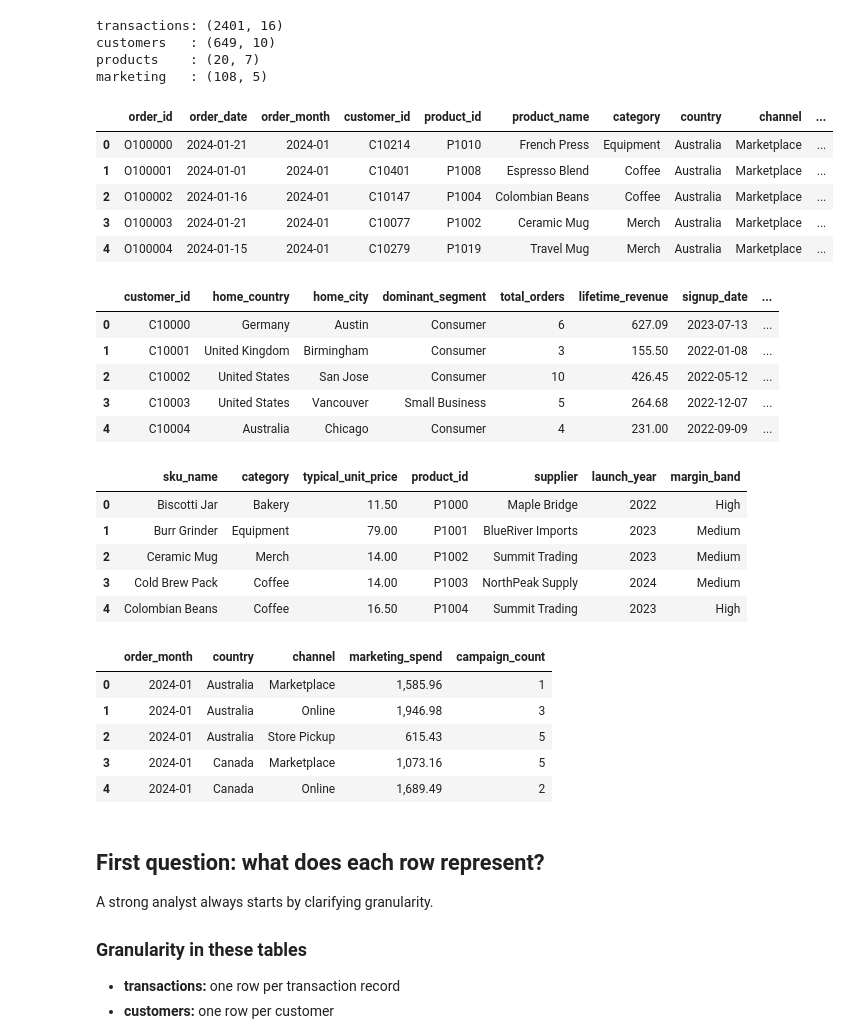
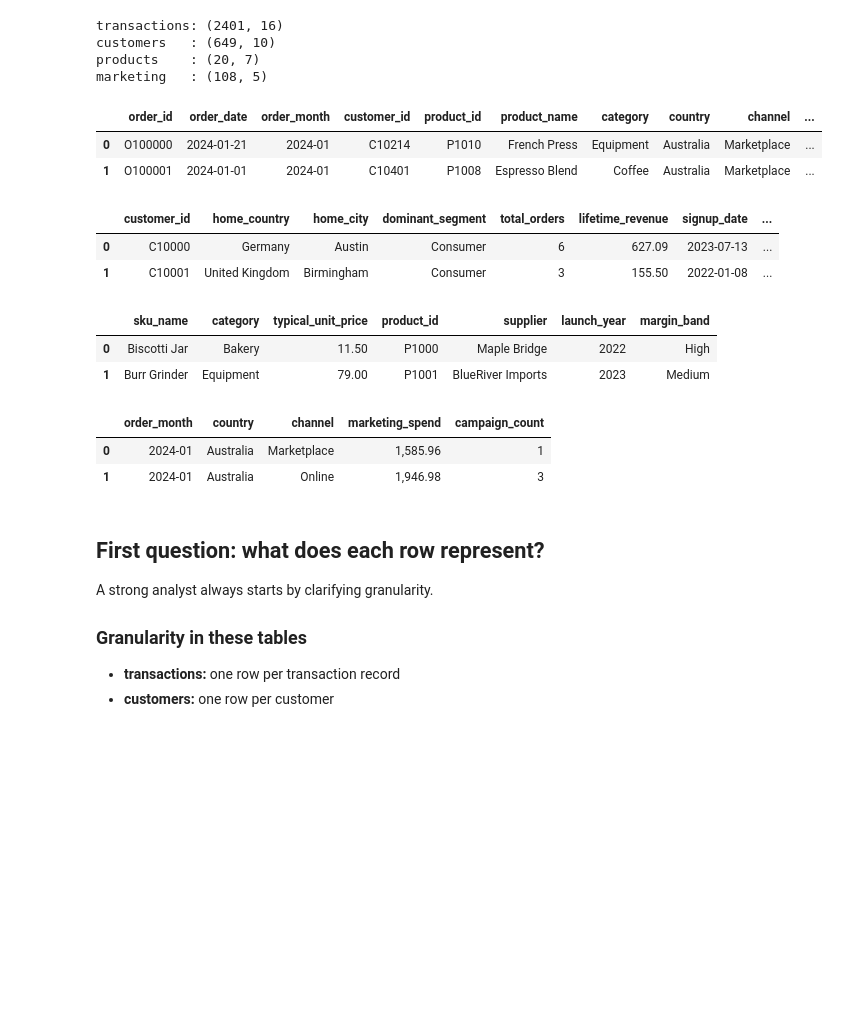
Before and after one commit to luhaibingster/data-science-python, a Jupyter notebook: week1/Pandas_part3.ipynb, the cells around one changed output. Saved outputs shown, nothing was run; the diff lists cells and outputs as text; code cells hidden in the pictures; blank space fills up the shorter version.

```diff
--- a/week1/Pandas_part3.ipynb
+++ b/week1/Pandas_part3.ipynb
@@ -103,41 +103,29 @@ customers   : (649, 10)
 products    : (20, 7)
 marketing   : (108, 5)
 # %%
-transactions.head()
+transactions.head(2)
 # %% [output]
 |  | order_id | order_date | order_month | customer_id | product_id | product_name | category | country | channel | ... |
 | 0 | O100000 | 2024-01-21 | 2024-01 | C10214 | P1010 | French Press | Equipment | Australia | Marketplace | ... |
 | 1 | O100001 | 2024-01-01 | 2024-01 | C10401 | P1008 | Espresso Blend | Coffee | Australia | Marketplace | ... |
-| 2 | O100002 | 2024-01-16 | 2024-01 | C10147 | P1004 | Colombian Beans | Coffee | Australia | Marketplace | ... |
-| 3 | O100003 | 2024-01-21 | 2024-01 | C10077 | P1002 | Ceramic Mug | Merch | Australia | Marketplace | ... |
-| 4 | O100004 | 2024-01-15 | 2024-01 | C10279 | P1019 | Travel Mug | Merch | Australia | Marketplace | ... |
 # %%
-customers.head()
+customers.head(2)
 # %% [output]
 |  | customer_id | home_country | home_city | dominant_segment | total_orders | lifetime_revenue | signup_date | ... |
 | 0 | C10000 | Germany | Austin | Consumer | 6 | 627.09 | 2023-07-13 | ... |
 | 1 | C10001 | United Kingdom | Birmingham | Consumer | 3 | 155.50 | 2022-01-08 | ... |
-| 2 | C10002 | United States | San Jose | Consumer | 10 | 426.45 | 2022-05-12 | ... |
-| 3 | C10003 | United States | Vancouver | Small Business | 5 | 264.68 | 2022-12-07 | ... |
-| 4 | C10004 | Australia | Chicago | Consumer | 4 | 231.00 | 2022-09-09 | ... |
 # %%
-products.head()
+products.head(2)
 # %% [output]
 |  | sku_name | category | typical_unit_price | product_id | supplier | launch_year | margin_band |
 | 0 | Biscotti Jar | Bakery | 11.50 | P1000 | Maple Bridge | 2022 | High |
 | 1 | Burr Grinder | Equipment | 79.00 | P1001 | BlueRiver Imports | 2023 | Medium |
-| 2 | Ceramic Mug | Merch | 14.00 | P1002 | Summit Trading | 2023 | Medium |
-| 3 | Cold Brew Pack | Coffee | 14.00 | P1003 | NorthPeak Supply | 2024 | Medium |
-| 4 | Colombian Beans | Coffee | 16.50 | P1004 | Summit Trading | 2023 | High |
 # %%
-marketing.head()
+marketing.head(2)
 # %% [output]
 |  | order_month | country | channel | marketing_spend | campaign_count |
 | 0 | 2024-01 | Australia | Marketplace | 1,585.96 | 1 |
 | 1 | 2024-01 | Australia | Online | 1,946.98 | 3 |
-| 2 | 2024-01 | Australia | Store Pickup | 615.43 | 5 |
-| 3 | 2024-01 | Canada | Marketplace | 1,073.16 | 5 |
-| 4 | 2024-01 | Canada | Online | 1,689.49 | 2 |
 # %% [markdown]
 ## First question: what does each row represent?
 
```
Also changed, not shown: parts of 22 cells of this notebook, 5 other files.
